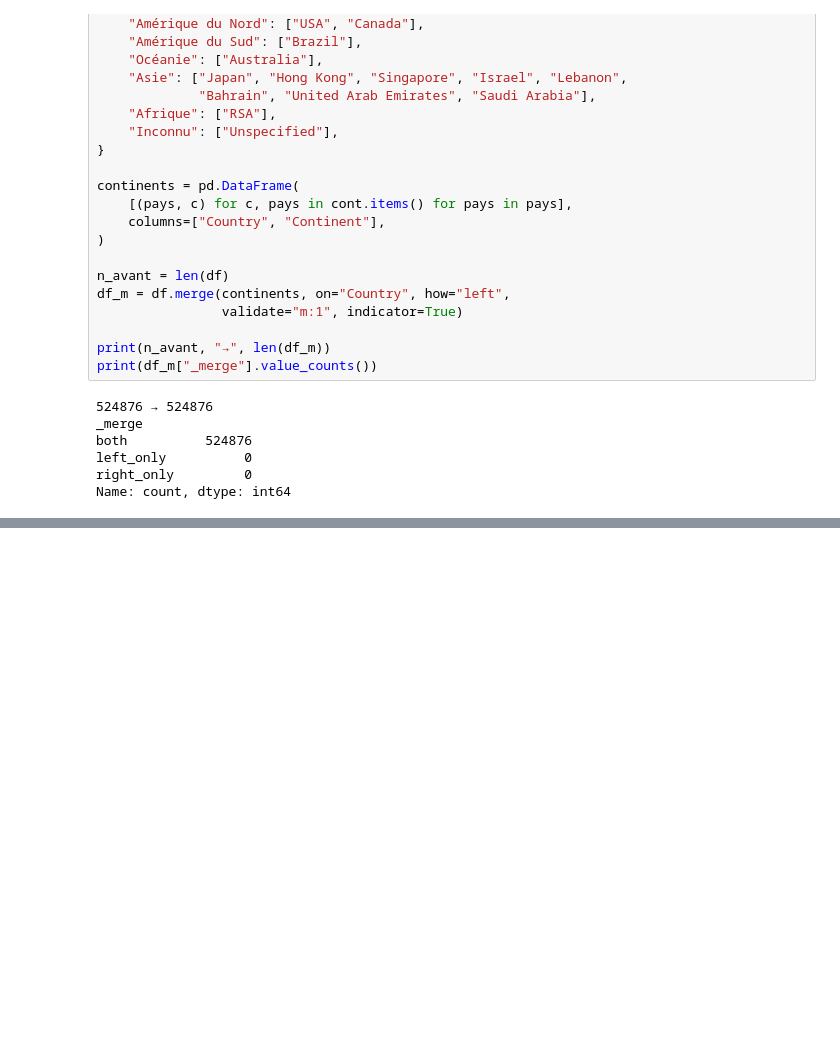
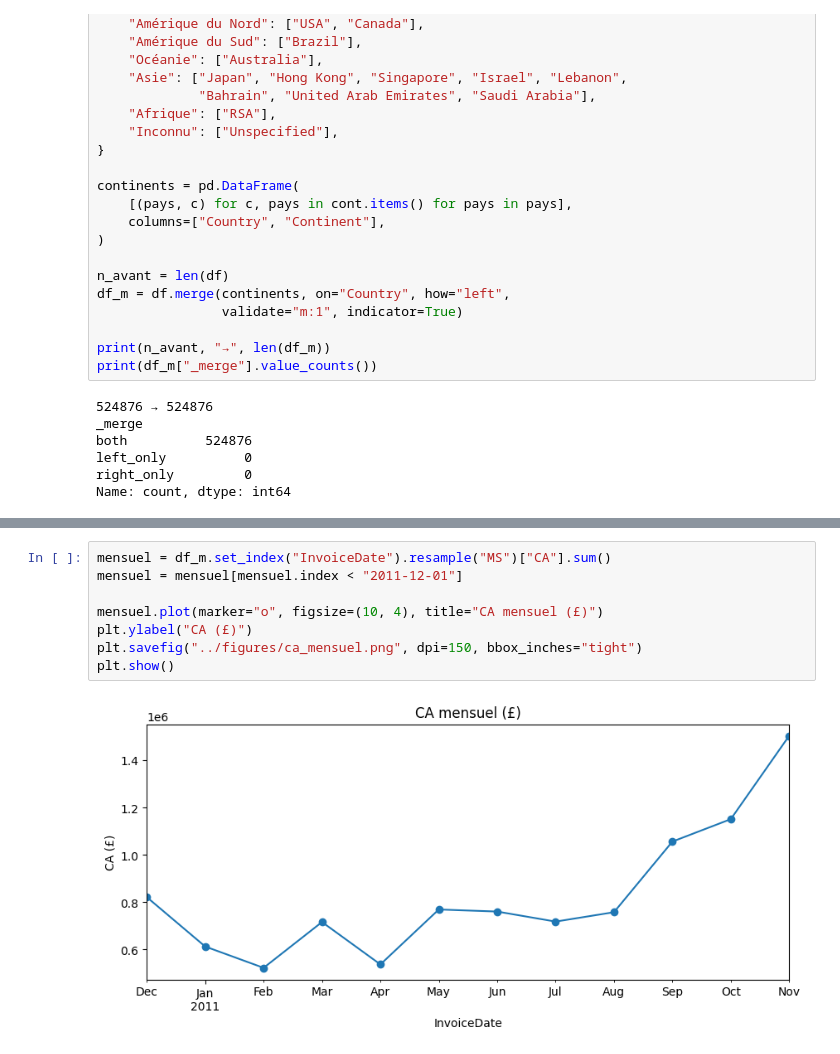
Before and after one commit to Ali77225/projet-analyse, a Jupyter notebook: notebooks/04_jointure_temps.ipynb, the cells around one changed output, grey strips where cells are left out. Cells and saved outputs as stored; diff of their text form; blank space fills up the shorter version.

Commit message:
figures

```diff
--- a/notebooks/04_jointure_temps.ipynb
+++ b/notebooks/04_jointure_temps.ipynb
@@ -90,0 +98,10 @@ Name: count, dtype: int64
+# %%
+mensuel = df_m.set_index("InvoiceDate").resample("MS")["CA"].sum()
+mensuel = mensuel[mensuel.index < "2011-12-01"]
+
+mensuel.plot(marker="o", figsize=(10, 4), title="CA mensuel (£)")
+plt.ylabel("CA (£)")
+plt.savefig("../figures/ca_mensuel.png", dpi=150, bbox_inches="tight")
+plt.show()
+# %% [output]
+[figure, added]
```
Also changed, not shown: parts of 6 cells of this notebook, 5 other files.
